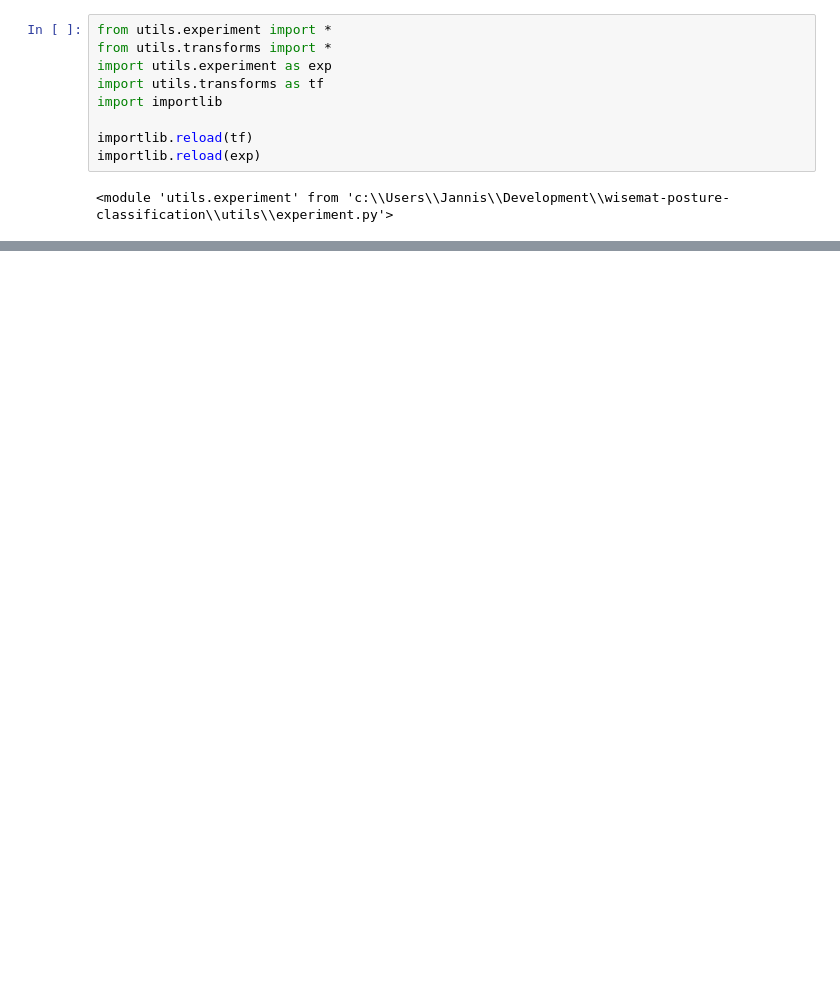
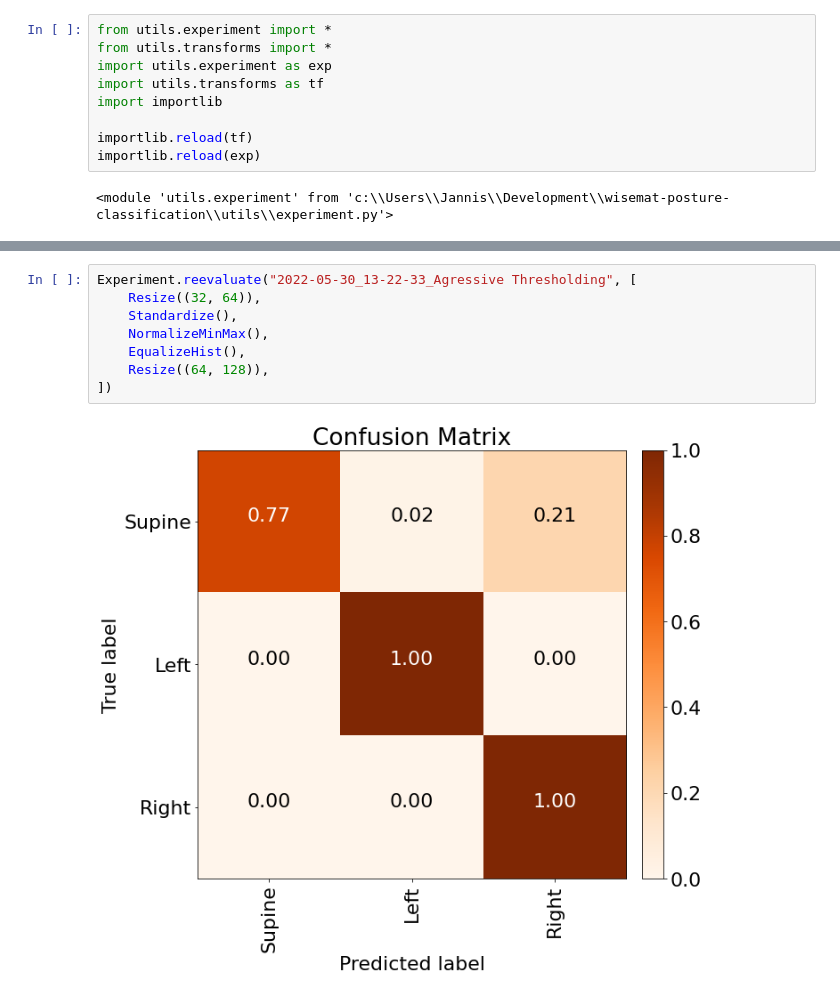
Before and after one commit to jb3rndt/wisemat-posture-classification, a Jupyter notebook: experiments_tests.ipynb, the cells around one changed output, grey strips where cells are left out. Drawn from its saved outputs; the diff is of its cells as text; blank space fills up the shorter version.

```diff
--- a/experiments_tests.ipynb
+++ b/experiments_tests.ipynb
@@ -64,2 +64,12 @@ Train progress: [---------------------------] 40/40 Epoch: 10/10 Loss: ↘ 1.081
 Successfully ran Experiment >>Test<<
 [figure]
+# %%
+Experiment.reevaluate("2022-05-30_13-22-33_Agressive Thresholding", [
+    Resize((32, 64)),
+    Standardize(),
+    NormalizeMinMax(),
+    EqualizeHist(),
+    Resize((64, 128)),
+])
+# %% [output]
+[figure, added]
```
Also changed, not shown: parts of 1 cell of this notebook, 3 other files.
